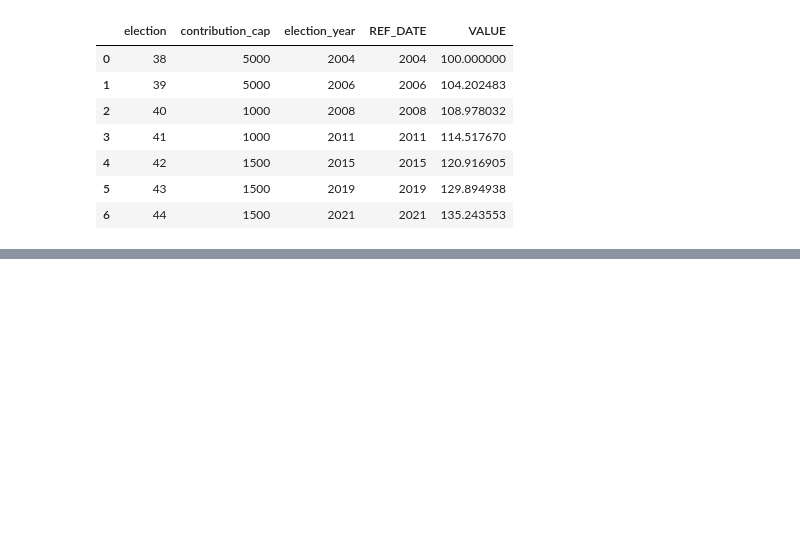
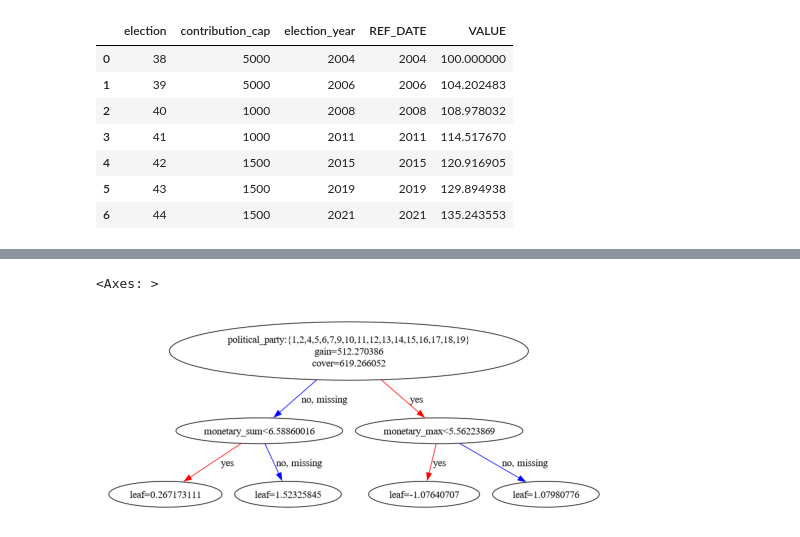
Before and after one commit to cjyu98/elections_contributions, a Jupyter notebook: eda_modeling.ipynb, the cells around one changed output, grey strips where cells are left out. Drawn from its saved outputs; the diff is of its cells as text; code cells hidden in the pictures; blank space fills up the shorter version.

```diff
--- a/eda_modeling.ipynb
+++ b/eda_modeling.ipynb
@@ -173,0 +221,5 @@ test_df = election_44_processed_df
+# %%
+# pull in RF & XGBoost
+
+bst = XGBClassifier(n_estimators=2, max_depth=2, learning_rate=1, objective='binary:logistic', enable_categorical = True)
+bst.fit(X_train, y_train)
@@ -173,0 +238,3 @@ test_df = election_44_processed_df
+# %%
+pred = bst.predict(X_valid)
+pred
@@ -173,0 +243,3 @@ test_df = election_44_processed_df
+# %%
+y_true = y_valid.astype('int').values
+accuracy_score(y_true, pred)
@@ -173,0 +248,19 @@ test_df = election_44_processed_df
+# %%
+# implement 5-fold cv to check for robustness
+
+bst_fold = XGBClassifier(n_estimators=2, max_depth=2, learning_rate=1, objective='binary:logistic', enable_categorical = True)
+kf = KFold(n_splits=5, shuffle=True, random_state=123)
+accuracies = []
+
+
+for train_idx, val_idx in kf.split(X_train_full):
+    X_train, X_valid = X_train_full.iloc[train_idx], X_train_full.iloc[val_idx]
+    y_train, y_valid = y_train_full.iloc[train_idx], y_train_full.iloc[val_idx]
+
+    bst.fit(X_train, y_train)
+    pred = bst.predict(X_valid)
+    y_true = y_valid.astype('int').values
+    acc = accuracy_score(y_true, pred)
+    accuracies.append(acc)
+
+accuracies
@@ -173,0 +298,6 @@ test_df = election_44_processed_df
+# %%
+# matplotlib to plot the tree
+plot_tree(bst)
+# %% [output]
+<Axes: >
+[figure, added]
```
Also changed, not shown: parts of 14 cells of this notebook, 1 other file.
